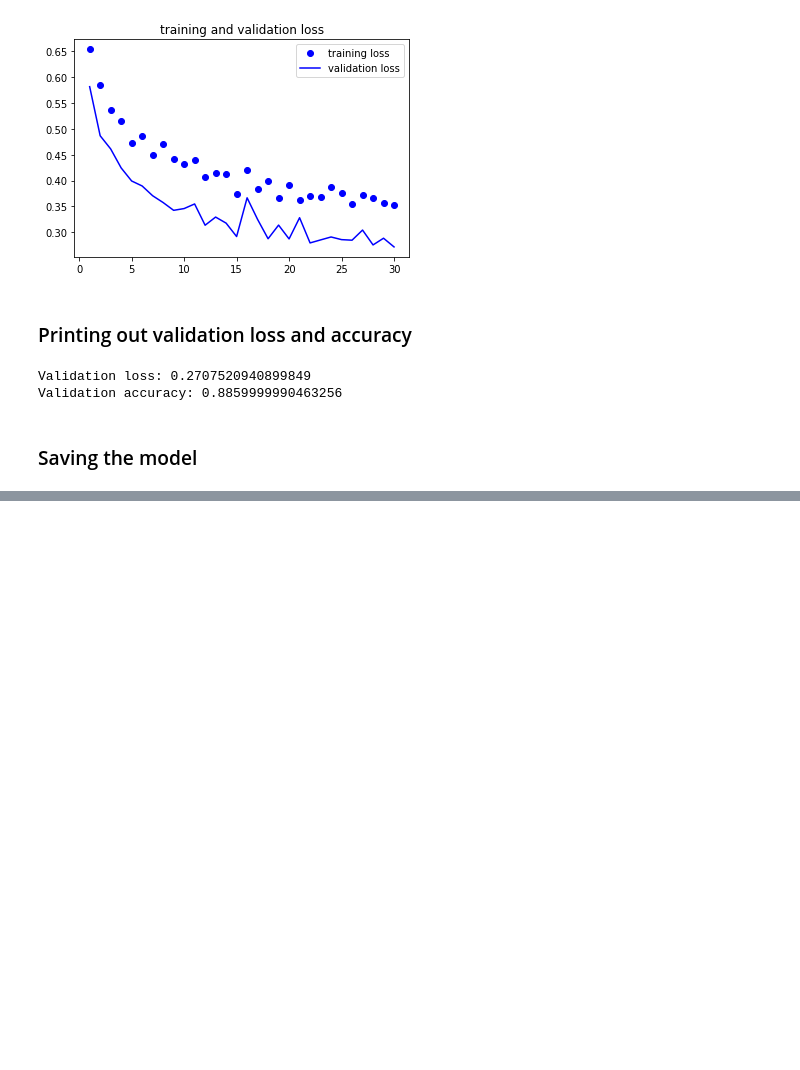
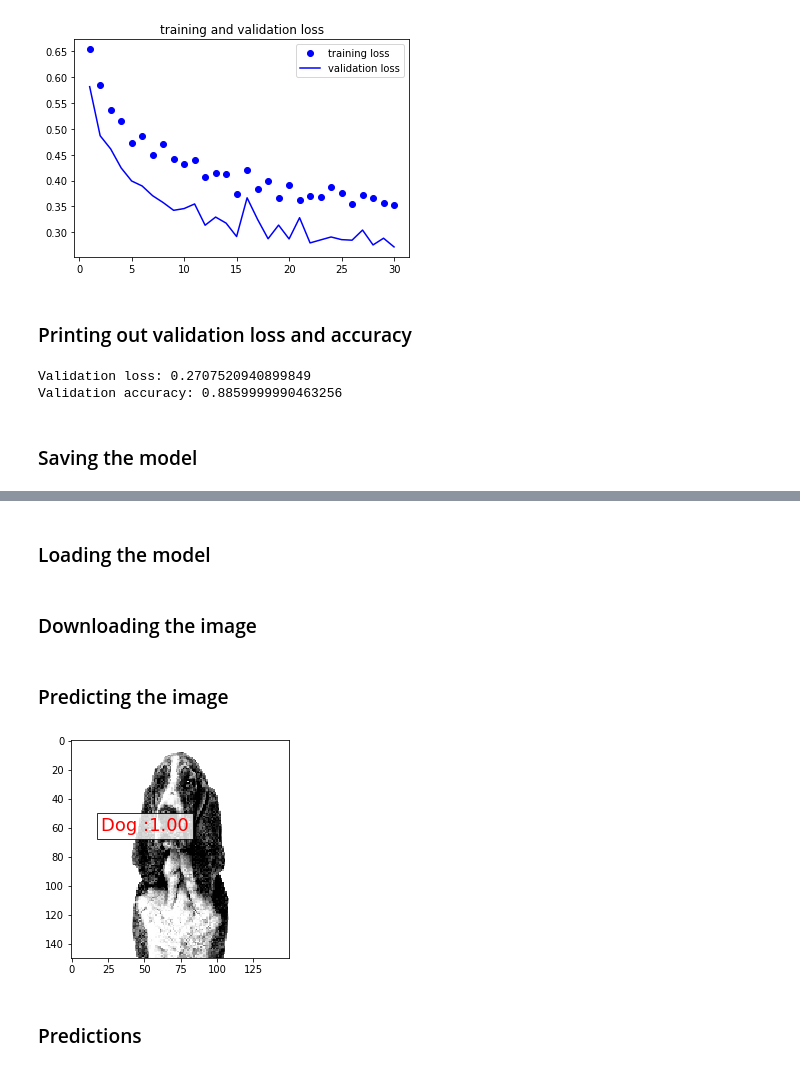
Before and after one commit to IreneLedyaeva/CAP-5610, a Jupyter notebook: HW3/problem_1.ipynb, the cells around one changed output, grey strips where cells are left out. Drawn from its saved outputs; the diff is of its cells as text; code cells hidden in the pictures; blank space fills up the shorter version.

Commit message:
Adding confusion matrix and predicting image

```diff
--- a/HW3/problem_1.ipynb
+++ b/HW3/problem_1.ipynb
@@ -207,0 +196,39 @@ with open(model_fname, 'r') as f:
+# %% [markdown]
+### Loading the model
+# %%
+from keras.models import load_model
+
+model = load_model('cats_and_dogs_pretrained.h5')
+# %% [markdown]
+### Downloading the image
+# %%
+!wget https://cdn.royalcanin-weshare-online.io/d_o7IGYBIYfdNSoC2wgt/v1/bd29h-basset-hound-adult-in-black-and-white?raw=true -O basset_hound.jpg
+
+img_path1 = 'basset_hound.jpg'
+# %% [markdown]
+### Predicting the image
+# %%
+import tensorflow
+from tensorflow.keras.preprocessing import image
+import matplotlib.pyplot as plt
+import numpy as np
+
+img1 = image.load_img(img_path1, target_size=(150, 150))
+img = image.img_to_array(img1)
+img = img/255
+
+img = np.expand_dims(img, axis=0)
+prediction = model.predict(img, batch_size=None,steps=1)
+if(prediction[:,:]>0.5):
+    value ='Dog :%1.2f'%(prediction[0,0])
+    plt.text(20, 62,value,color='red',fontsize=18,bbox=dict(facecolor='white',alpha=0.8))
+else:
+    value ='Cat :%1.2f'%(1.0-prediction[0,0])
+    plt.text(20, 62,value,color='red',fontsize=18,bbox=dict(facecolor='white',alpha=0.8))
+
+plt.imshow(img1)
+plt.show()
+# %% [output]
+[figure, added]
+# %% [markdown]
+### Predictions
```
Also changed, not shown: parts of 7 cells of this notebook.
